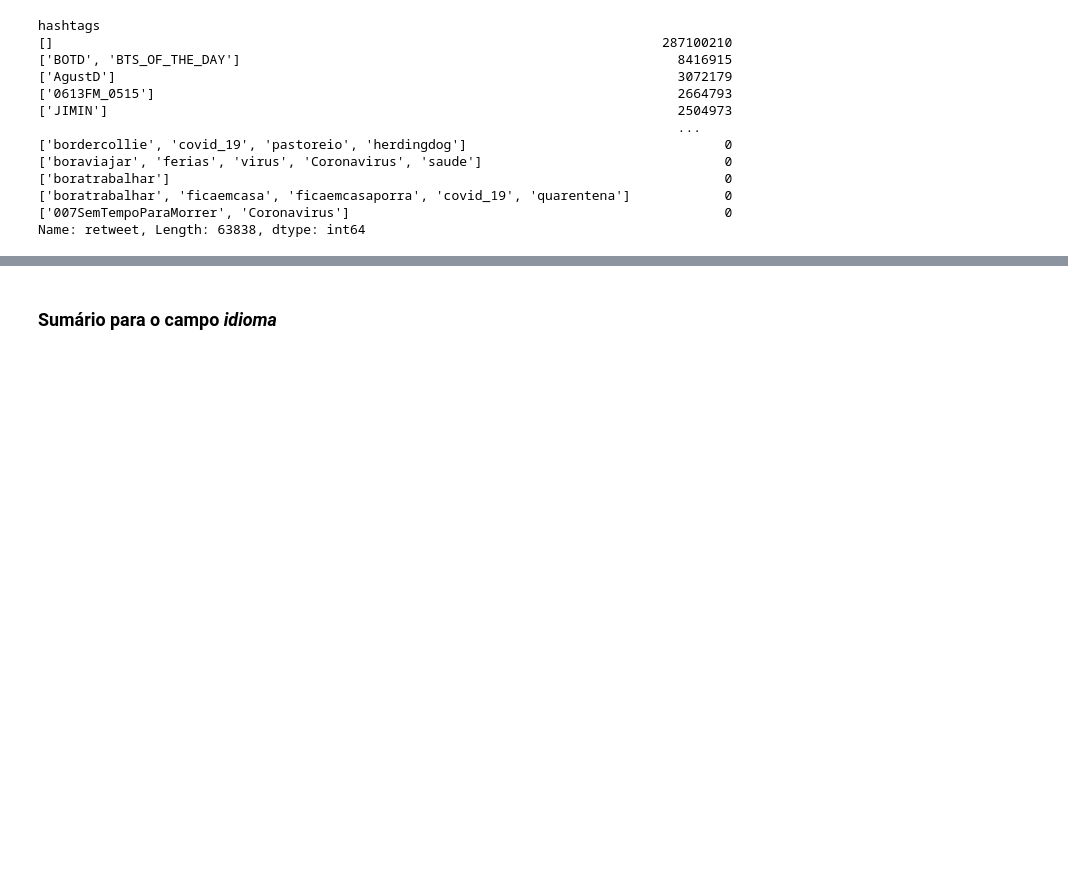
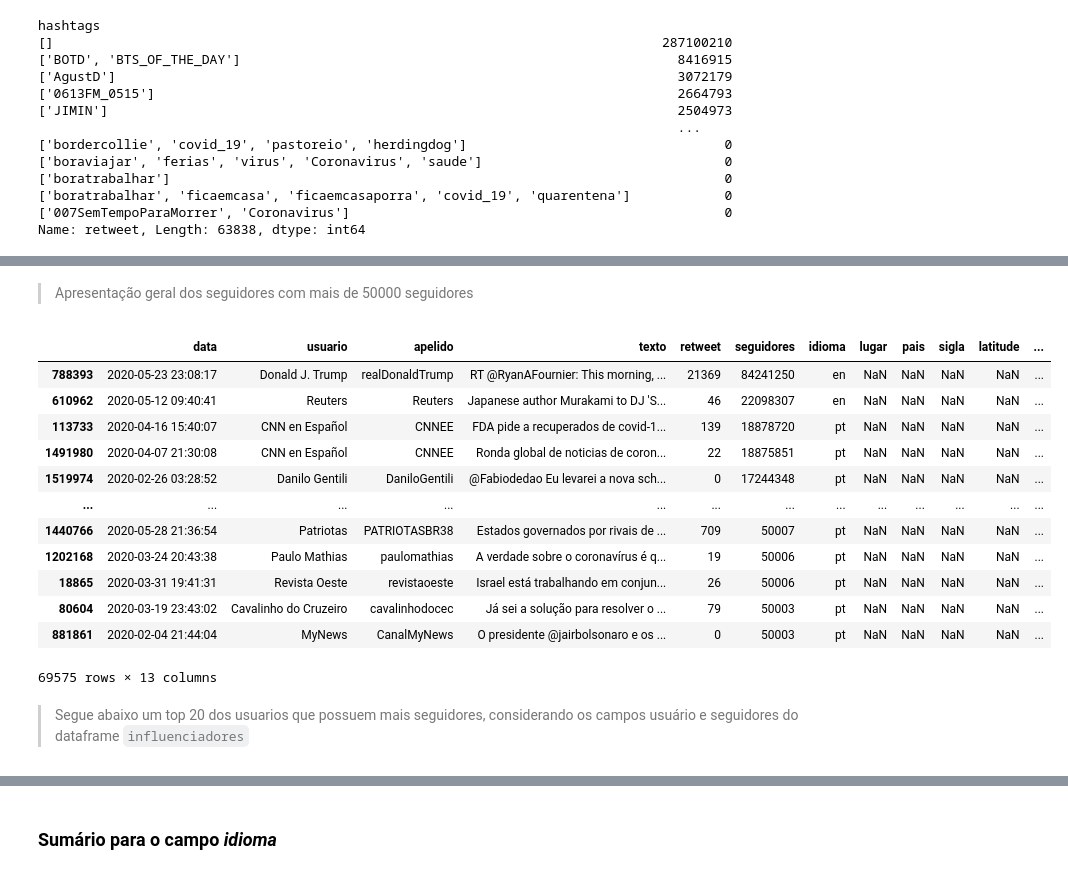
Before and after one commit to ednux/data-science-twitters-covid, a Jupyter notebook: main.ipynb, the cells around one changed output, grey strips where cells are left out. Saved outputs shown, nothing was run; the diff lists cells and outputs as text; code cells hidden in the pictures; blank space fills up the shorter version.

```diff
--- a/main.ipynb
+++ b/main.ipynb
@@ -452,0 +459,26 @@ Name: retweet, Length: 63838, dtype: int64
+# %%
+influenciadores = dataset.query('seguidores > 50000 ')
+# %% [markdown]
+
+
+> Apresentação geral dos seguidores com mais de 50000 seguidores
+# %%
+influenciadores.sort_values(ascending=False, by='seguidores')
+# %% [output]
+|  | data | usuario | apelido | texto | retweet | seguidores | idioma | lugar | pais | sigla | latitude | ... |
+| 788393 | 2020-05-23 23:08:17 | Donald J. Trump | realDonaldTrump | RT @RyanAFournier: This morning, ... | 21369 | 84241250 | en | NaN | NaN | NaN | NaN | ... |
+| 610962 | 2020-05-12 09:40:41 | Reuters | Reuters | Japanese author Murakami to DJ 'S... | 46 | 22098307 | en | NaN | NaN | NaN | NaN | ... |
+| 113733 | 2020-04-16 15:40:07 | CNN en Español | CNNEE | FDA pide a recuperados de covid-1... | 139 | 18878720 | pt | NaN | NaN | NaN | NaN | ... |
+| 1491980 | 2020-04-07 21:30:08 | CNN en Español | CNNEE | Ronda global de noticias de coron... | 22 | 18875851 | pt | NaN | NaN | NaN | NaN | ... |
+| 1519974 | 2020-02-26 03:28:52 | Danilo Gentili | DaniloGentili | @Fabiodedao Eu levarei a nova sch... | 0 | 17244348 | pt | NaN | NaN | NaN | NaN | ... |
+| ... | ... | ... | ... | ... | ... | ... | ... | ... | ... | ... | ... | ... |
+| 1440766 | 2020-05-28 21:36:54 | Patriotas | PATRIOTASBR38 | Estados governados por rivais de ... | 709 | 50007 | pt | NaN | NaN | NaN | NaN | ... |
+| 1202168 | 2020-03-24 20:43:38 | Paulo Mathias | paulomathias | A verdade sobre o coronavírus é q... | 19 | 50006 | pt | NaN | NaN | NaN | NaN | ... |
+| 18865 | 2020-03-31 19:41:31 | Revista Oeste | revistaoeste | Israel está trabalhando em conjun... | 26 | 50006 | pt | NaN | NaN | NaN | NaN | ... |
+| 80604 | 2020-03-19 23:43:02 | Cavalinho do Cruzeiro | cavalinhodocec | Já sei a solução para resolver o ... | 79 | 50003 | pt | NaN | NaN | NaN | NaN | ... |
+| 881861 | 2020-02-04 21:44:04 | MyNews | CanalMyNews | O presidente @jairbolsonaro e os ... | 0 | 50003 | pt | NaN | NaN | NaN | NaN | ... |
+69575 rows × 13 columns
+# %% [markdown]
+
+
+> Segue abaixo um top 20 dos usuarios que possuem mais seguidores, considerando os campos usuário e seguidores do dataframe `influenciadores`
```
Also changed, not shown: parts of 8 cells of this notebook.
